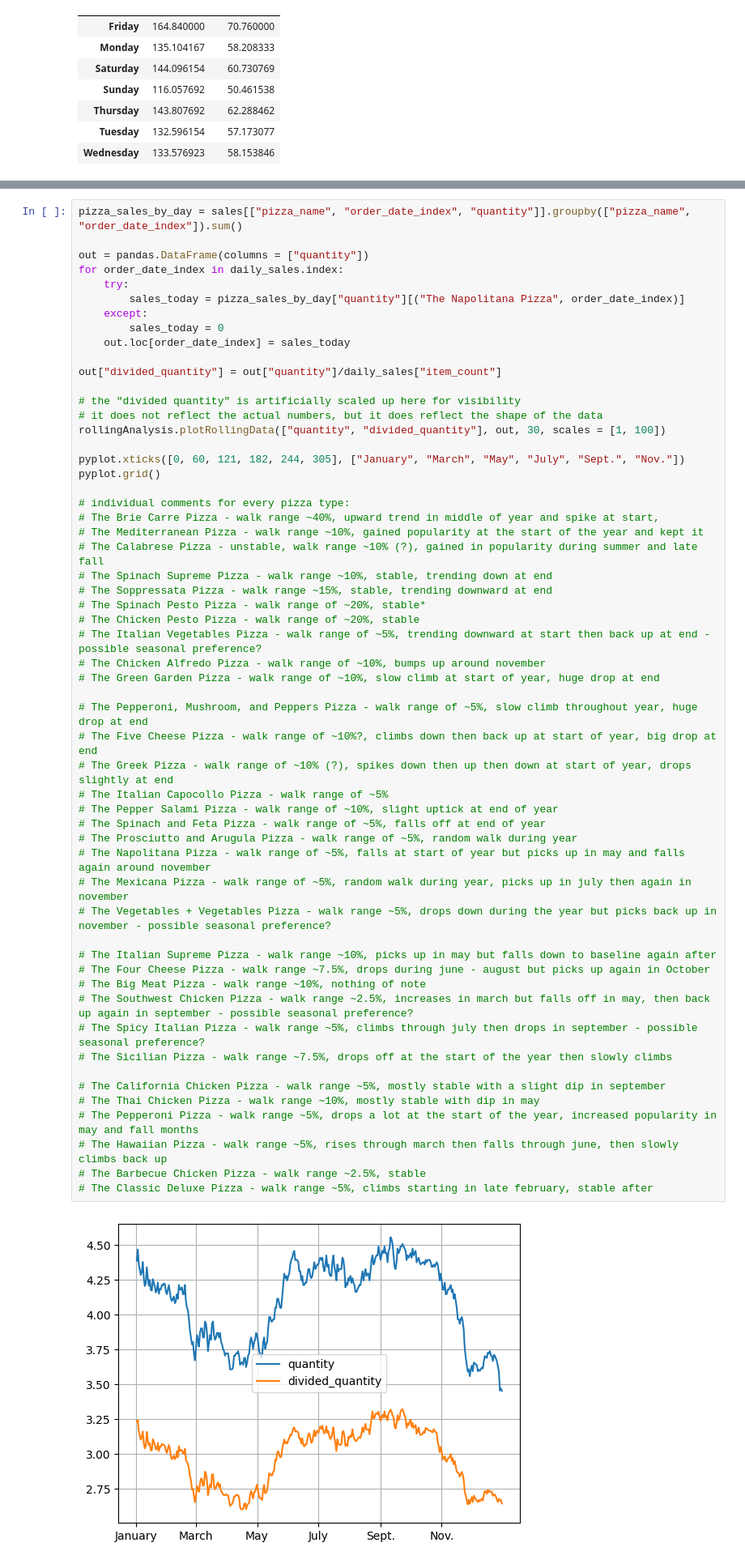
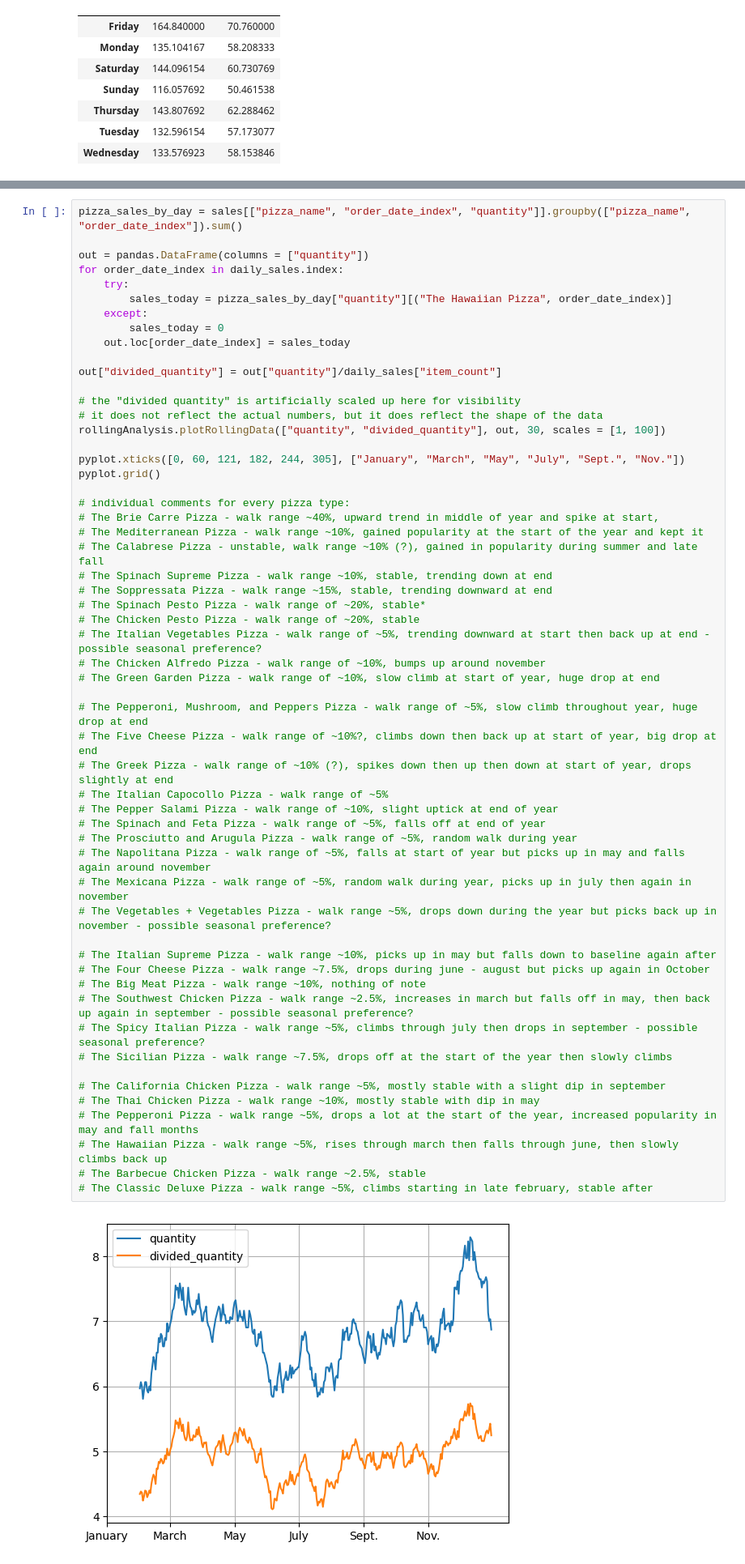
Before and after one commit to spencers145/pizza-study, a Jupyter notebook: study.ipynb, the cells around one changed output, grey strips where cells are left out. Shown at 81% size. Cells and saved outputs as stored; diff of their text form.

```diff
--- a/study.ipynb
+++ b/study.ipynb
@@ -300,7 +300,7 @@ pizza_sales_by_day = sales[["pizza_name", "order_date_index", "quantity"]].group
 out = pandas.DataFrame(columns = ["quantity"])
 for order_date_index in daily_sales.index:
     try:
-        sales_today = pizza_sales_by_day["quantity"][("The Napolitana Pizza", order_date_index)]
+        sales_today = pizza_sales_by_day["quantity"][("The Hawaiian Pizza", order_date_index)]
     except:
         sales_today = 0
     out.loc[order_date_index] = sales_today
@@ -324,34 +324,34 @@ pyplot.grid()
 # The Chicken Pesto Pizza - walk range of ~20%, stable
 # The Italian Vegetables Pizza - walk range of ~5%, trending downward at start then back up at end - possible seasonal preference?
 # The Chicken Alfredo Pizza - walk range of ~10%, bumps up around november
 # The Green Garden Pizza - walk range of ~10%, slow climb at start of year, huge drop at end
 
 # The Pepperoni, Mushroom, and Peppers Pizza - walk range of ~5%, slow climb throughout year, huge drop at end
 # The Five Cheese Pizza - walk range of ~10%?, climbs down then back up at start of year, big drop at end
 # The Greek Pizza - walk range of ~10% (?), spikes down then up then down at start of year, drops slightly at end
 # The Italian Capocollo Pizza - walk range of ~5%
 # The Pepper Salami Pizza - walk range of ~10%, slight uptick at end of year
 # The Spinach and Feta Pizza - walk range of ~5%, falls off at end of year
 # The Prosciutto and Arugula Pizza - walk range of ~5%, random walk during year
 # The Napolitana Pizza - walk range of ~5%, falls at start of year but picks up in may and falls again around november
 # The Mexicana Pizza - walk range of ~5%, random walk during year, picks up in july then again in november
 # The Vegetables + Vegetables Pizza - walk range ~5%, drops down during the year but picks back up in november - possible seasonal preference?
 
 # The Italian Supreme Pizza - walk range ~10%, picks up in may but falls down to baseline again after
 # The Four Cheese Pizza - walk range ~7.5%, drops during june - august but picks up again in October
 # The Big Meat Pizza - walk range ~10%, nothing of note
 # The Southwest Chicken Pizza - walk range ~2.5%, increases in march but falls off in may, then back up again in september - possible seasonal preference?
 # The Spicy Italian Pizza - walk range ~5%, climbs through july then drops in september - possible seasonal preference?
 # The Sicilian Pizza - walk range ~7.5%, drops off at the start of the year then slowly climbs
 
 # The California Chicken Pizza - walk range ~5%, mostly stable with a slight dip in september
 # The Thai Chicken Pizza - walk range ~10%, mostly stable with dip in may
 # The Pepperoni Pizza - walk range ~5%, drops a lot at the start of the year, increased popularity in may and fall months
 # The Hawaiian Pizza - walk range ~5%, rises through march then falls through june, then slowly climbs back up
 # The Barbecue Chicken Pizza - walk range ~2.5%, stable
 # The Classic Deluxe Pizza - walk range ~5%, climbs starting in late february, stable after
 # %% [output]
-[figure, old version]
+[figure, new version]
 # %%
 non_unique_ingredients = set()
 for ingredient in ingredient_properties.index:
```
Also changed, not shown: parts of 8 cells of this notebook.
